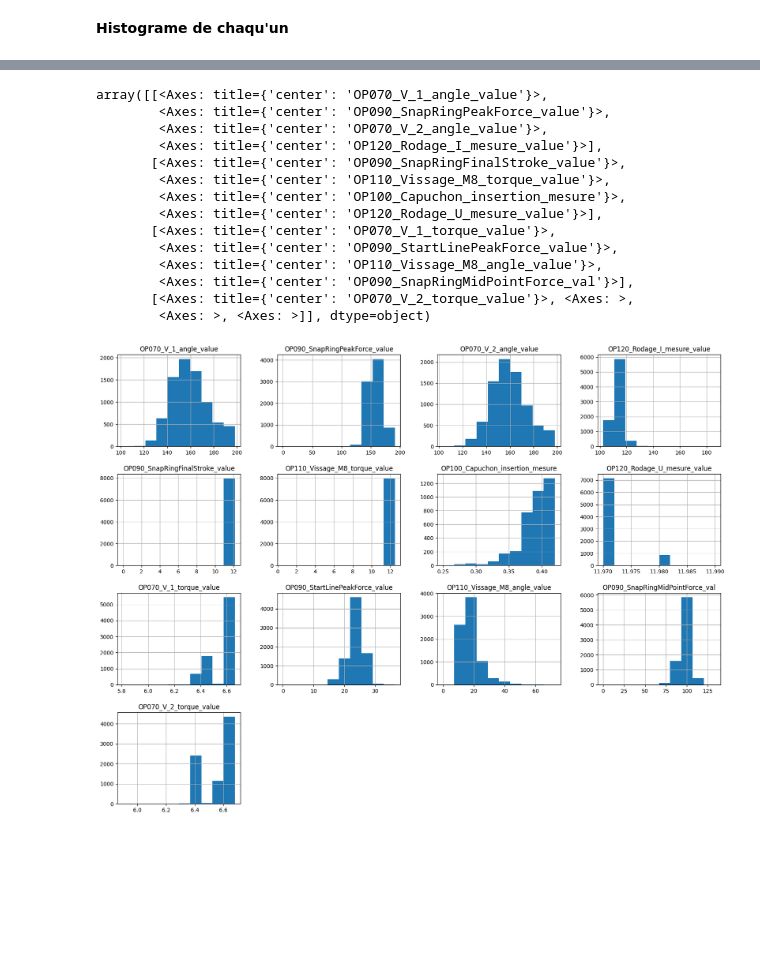
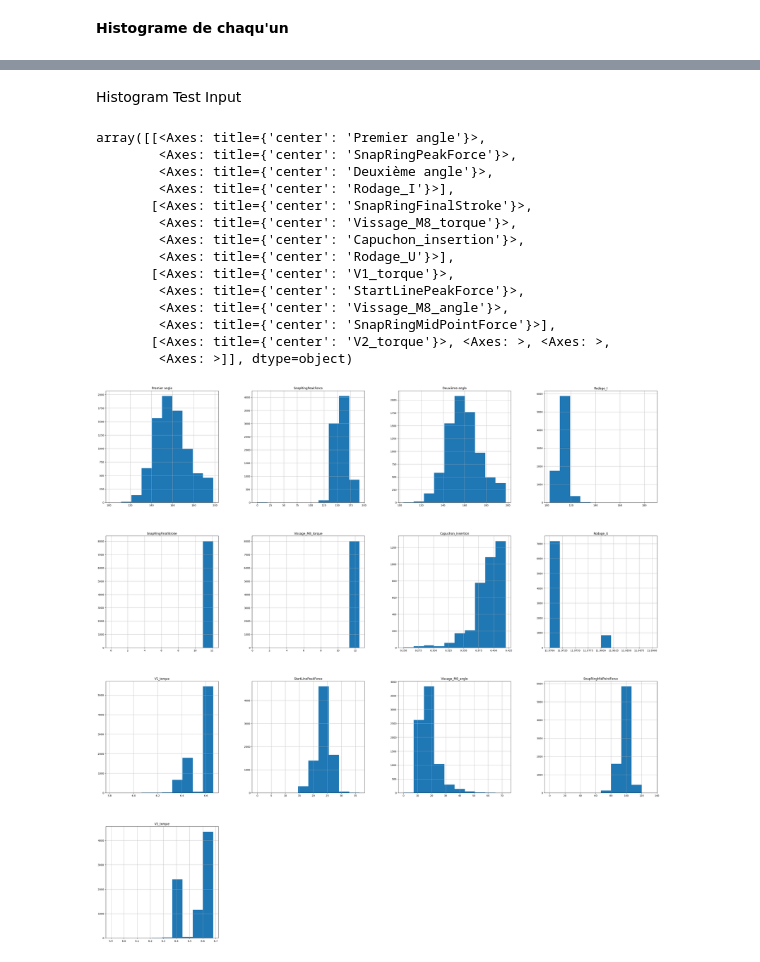
Before and after one commit to TonioHathos/AI_Valeo, a Jupyter notebook: Pre_processing_dataset_yudi.ipynb, the cells around one changed output, grey strips where cells are left out. Drawn from its saved outputs; the diff is of its cells as text; code cells hidden in the pictures; blank space fills up the shorter version.

```diff
--- a/Pre_processing_dataset_yudi.ipynb
+++ b/Pre_processing_dataset_yudi.ipynb
@@ -213,18 +227,20 @@ max                            NaN                       1.000000
+# %% [markdown]
+Histogram Test Input
 # %%
-df_test_inputs.hist(figsize = (20,15))
+df_test_inputs.hist(layout = (4, 4), figsize = (40,40))
 # %% [output]
-array([[<Axes: title={'center': 'OP070_V_1_angle_value'}>,
-        <Axes: title={'center': 'OP090_SnapRingPeakForce_value'}>,
-        <Axes: title={'center': 'OP070_V_2_angle_value'}>,
-        <Axes: title={'center': 'OP120_Rodage_I_mesure_value'}>],
-       [<Axes: title={'center': 'OP090_SnapRingFinalStroke_value'}>,
-        <Axes: title={'center': 'OP110_Vissage_M8_torque_value'}>,
-        <Axes: title={'center': 'OP100_Capuchon_insertion_mesure'}>,
-        <Axes: title={'center': 'OP120_Rodage_U_mesure_value'}>],
-       [<Axes: title={'center': 'OP070_V_1_torque_value'}>,
-        <Axes: title={'center': 'OP090_StartLinePeakForce_value'}>,
-        <Axes: title={'center': 'OP110_Vissage_M8_angle_value'}>,
-        <Axes: title={'center': 'OP090_SnapRingMidPointForce_val'}>],
-       [<Axes: title={'center': 'OP070_V_2_torque_value'}>, <Axes: >,
-        <Axes: >, <Axes: >]], dtype=object)
+array([[<Axes: title={'center': 'Premier angle'}>,
+        <Axes: title={'center': 'SnapRingPeakForce'}>,
+        <Axes: title={'center': 'Deuxième angle'}>,
+        <Axes: title={'center': 'Rodage_I'}>],
+       [<Axes: title={'center': 'SnapRingFinalStroke'}>,
+        <Axes: title={'center': 'Vissage_M8_torque'}>,
+        <Axes: title={'center': 'Capuchon_insertion'}>,
+        <Axes: title={'center': 'Rodage_U'}>],
+       [<Axes: title={'center': 'V1_torque'}>,
+        <Axes: title={'center': 'StartLinePeakForce'}>,
+        <Axes: title={'center': 'Vissage_M8_angle'}>,
+        <Axes: title={'center': 'SnapRingMidPointForce'}>],
+       [<Axes: title={'center': 'V2_torque'}>, <Axes: >, <Axes: >,
+        <Axes: >]], dtype=object)
-[figure, old version]
+[figure, new version]
```
Also changed, not shown: parts of 12 cells of this notebook.
